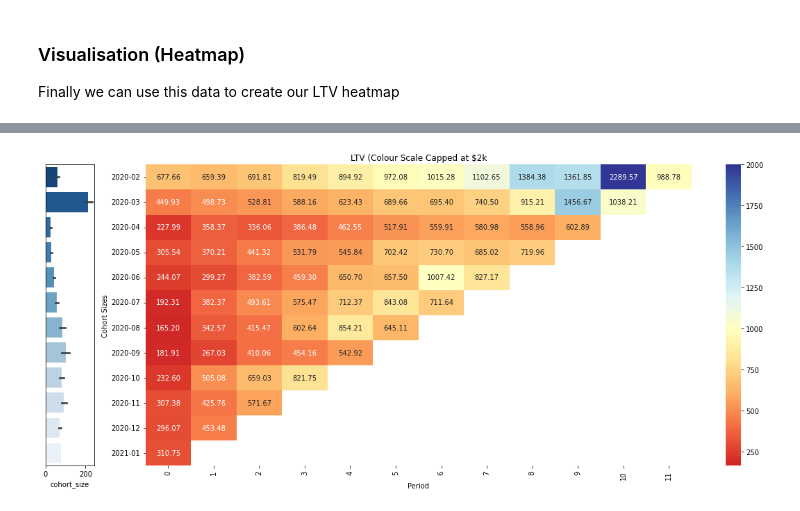
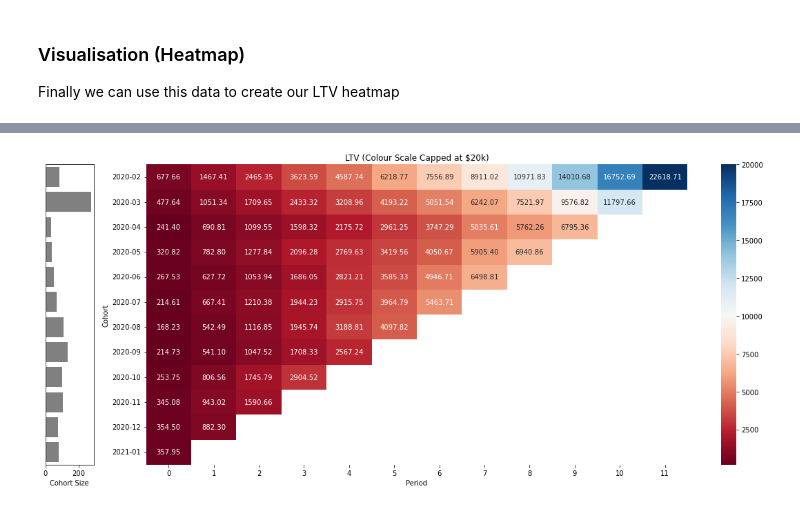
Before and after one commit to baileywolkoff/LTV-Heatmap, a Jupyter notebook: LTVHeatmap.ipynb, the cells around one changed output, grey strips where cells are left out. Drawn from its saved outputs; the diff is of its cells as text; code cells hidden in the pictures.

```diff
--- a/LTVHeatmap.ipynb
+++ b/LTVHeatmap.ipynb
@@ -190,6 +187,8 @@ Finally we can use this data to create our LTV heatmap
 # %%
 # First need a new DataFrame for our cohort sizes
 group = df.groupby(['cohort','period'])
-cohort_df = group[['account_id','payment_usd']].agg({'account_id':'nunique','payment_usd':'mean'}).reset_index().rename(columns={'account_id':'cohort_size','payment_usd':'avg_ltv'})
-cohort_df.head()
+cohort_df = group[['account_id','payment_usd']].agg({'account_id':'nunique','payment_usd':'sum'}).reset_index().rename(columns={'account_id':'cohort_size','payment_usd':'revenue'})
+cohort_df['cumsum'] = cohort_df.groupby('cohort')['revenue'].cumsum() # Cumulative Sum for Each Cohort
+cohort_df['ltv'] = cohort_df['cumsum']/cohort_df['cohort_size'] # Calculating the LTV
+cohort_df.head(20)
 # %% [output]
@@ -201,0 +212,4 @@ cohort_df.head()
+# %%
+# New DataFrame For Containing the Size of Each Cohort
+cohort_size = df.groupby('cohort')['account_id'].nunique().to_frame().reset_index()
+cohort_size
@@ -202,5 +230,5 @@ cohort_df.head()
 # %%
 # Need the heatmap matrix
-ltv_matrix = cohort_df[['cohort','period','avg_ltv']].pivot(index='cohort',columns='period')
+ltv_matrix = cohort_df[['cohort','period','ltv']].pivot(index='cohort',columns='period')
 ltv_matrix
 # %% [output]
@@ -225,15 +253,16 @@ def plot_heatmap(cohort_df, cohort_matrix, title, x_title, y_title, x_ticks, y_t
     fig, (ax1, ax2) = plt.subplots(1, 2, figsize=(16,7), gridspec_kw={'width_ratios':(1,14)})
 
     #Bar plot for cohort size
-    Cohorts = sns.barplot(y = 'cohort', x = 'cohort_size', data = cohort_df, palette='Blues_r', ax = ax1)
+    Cohorts = sns.barplot(y = 'cohort', x = 'account_id', data = cohort_df, color='grey', ax = ax1)
     Cohorts.yaxis.get_label().set_visible(False)
     Cohorts.set(yticklabels=[])
     Cohorts.set(yticks=[])
+    Cohorts.set(xlabel="Cohort Size")
     vals = Cohorts.get_xticks()
 
 
     # Heatmap for LTV
-    Heatmap = sns.heatmap(cohort_matrix, cmap='RdYlBu', center=1000, vmax=2000, annot=if_annot, fmt='0.2f', ax=ax2)
+    Heatmap = sns.heatmap(cohort_matrix, cmap='RdBu', vmax=20000, annot=if_annot, fmt='0.2f', ax=ax2)
     Heatmap.set_yticklabels(y_ticks)
     Heatmap.set_xticklabels(x_ticks)
     Heatmap.set(xlabel=x_title, ylabel=y_title)
@@ -245,6 +274,6 @@ def plot_heatmap(cohort_df, cohort_matrix, title, x_title, y_title, x_ticks, y_t
     fig.show()
 # %%
 # Lets show The Heatmap!
-plot_heatmap(cohort_df, ltv_matrix, "LTV (Colour Scale Capped at $2k", "Period", "Cohort Sizes", range(12), ltv_matrix.index.strftime('%Y-%m'), if_annot=True)
+plot_heatmap(cohort_size, ltv_matrix, "LTV (Colour Scale Capped at $20k)", "Period", "Cohort", range(12), ltv_matrix.index.strftime('%Y-%m'), if_annot=True)
 # %% [output]
-[figure, old version]
+[figure, new version]
```
Also changed, not shown: parts of 4 cells of this notebook.
